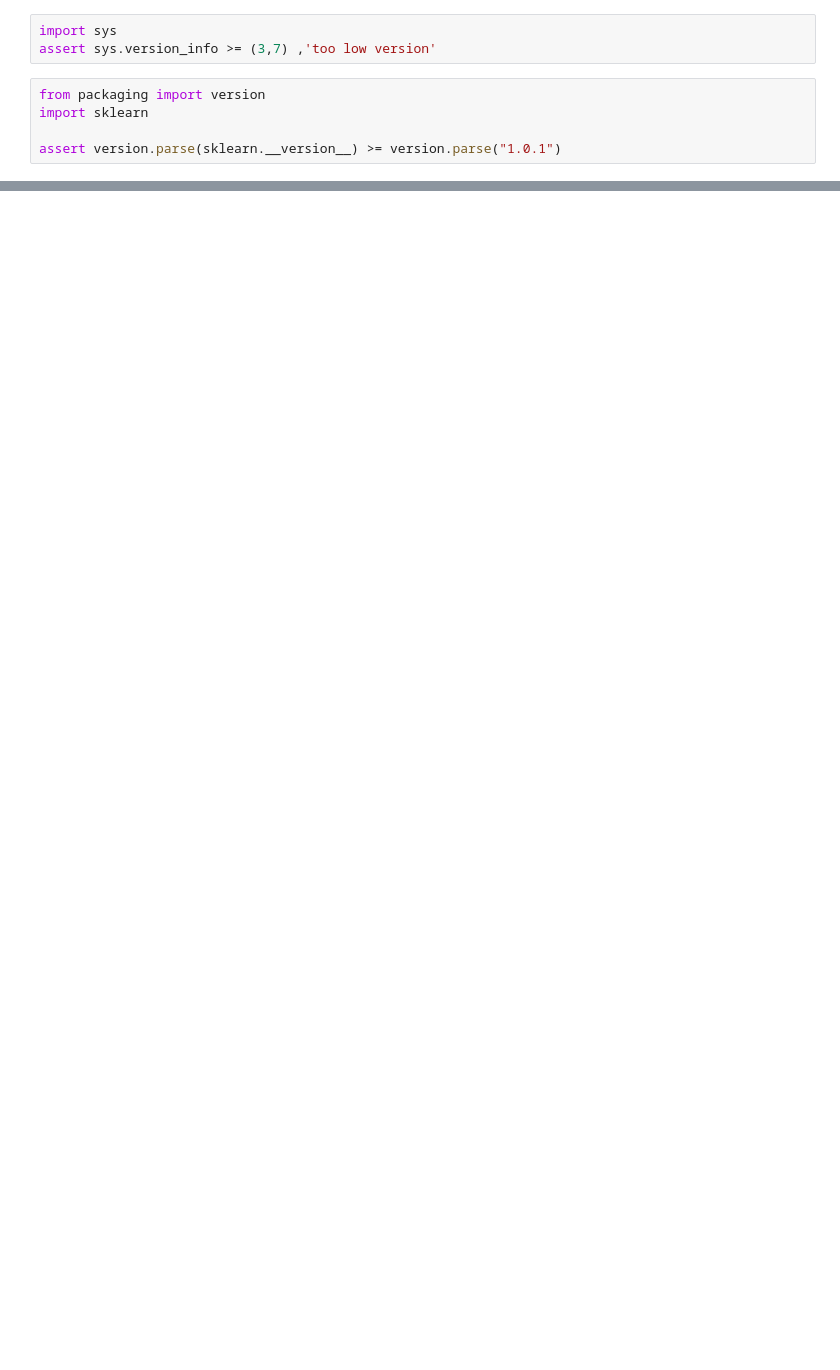
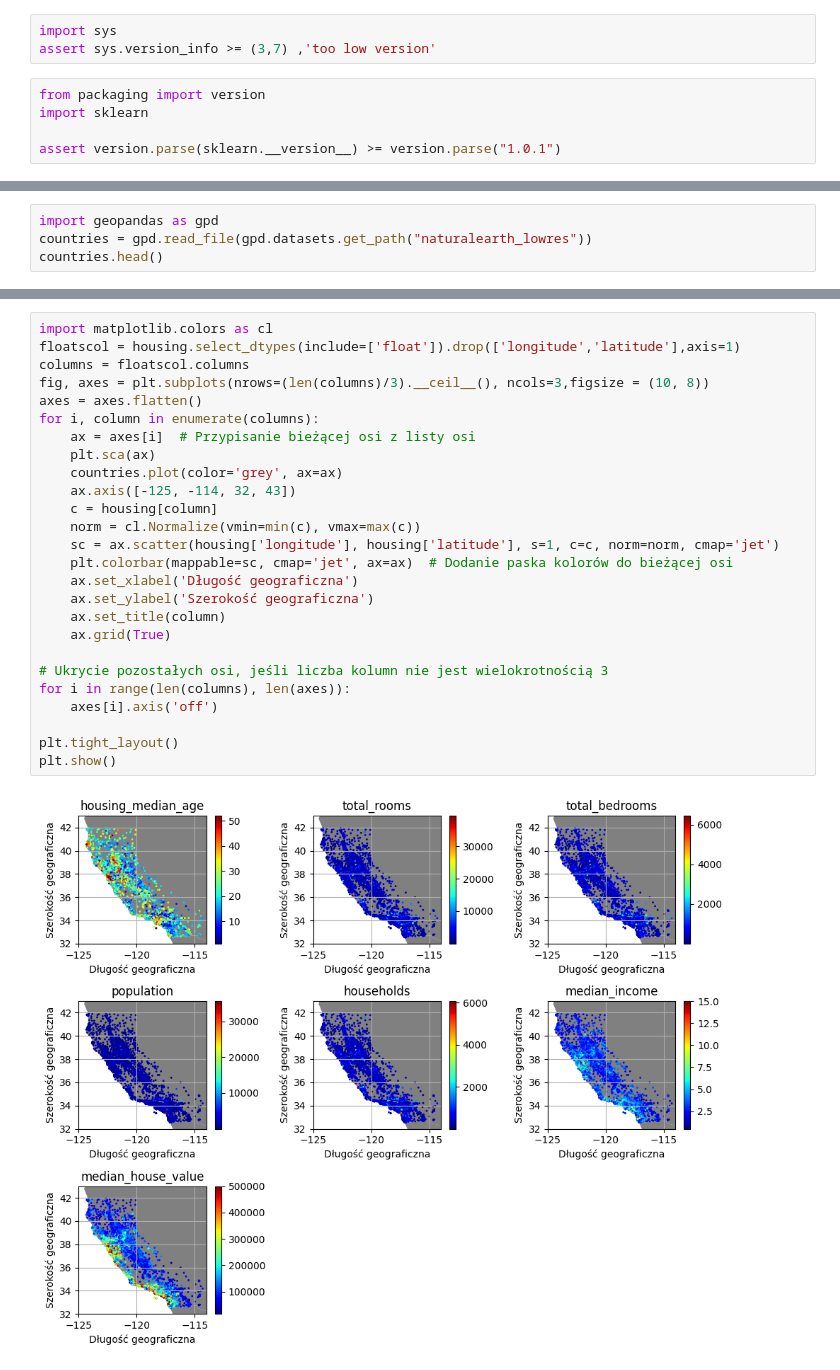
Before and after one commit to Szymon-Nowaq/Hands-On-Machine-Learning-with-Scikit-Learn-Keras-and-TensorFlow, a Jupyter notebook: 02 first project/script.ipynb, the cells around one changed output, grey strips where cells are left out. Drawn from its saved outputs; the diff is of its cells as text; blank space fills up the shorter version.

```diff
--- a/02 first project/script.ipynb
+++ b/02 first project/script.ipynb
@@ -25,0 +78,4 @@ Py4JJavaError: An error occurred while calling o37.parquet.
+# %%
+import geopandas as gpd
+countries = gpd.read_file(gpd.datasets.get_path("naturalearth_lowres"))
+countries.head()
@@ -25,0 +89,28 @@ Py4JJavaError: An error occurred while calling o37.parquet.
+# %%
+import matplotlib.colors as cl
+floatscol = housing.select_dtypes(include=['float']).drop(['longitude','latitude'],axis=1)
+columns = floatscol.columns
+fig, axes = plt.subplots(nrows=(len(columns)/3).__ceil__(), ncols=3,figsize = (10, 8))
+axes = axes.flatten()
+for i, column in enumerate(columns):
+    ax = axes[i]  # Przypisanie bieżącej osi z listy osi
+    plt.sca(ax)
+    countries.plot(color='grey', ax=ax)
+    ax.axis([-125, -114, 32, 43])
+    c = housing[column]
+    norm = cl.Normalize(vmin=min(c), vmax=max(c))
+    sc = ax.scatter(housing['longitude'], housing['latitude'], s=1, c=c, norm=norm, cmap='jet')
+    plt.colorbar(mappable=sc, cmap='jet', ax=ax)  # Dodanie paska kolorów do bieżącej osi
+    ax.set_xlabel('Długość geograficzna')
+    ax.set_ylabel('Szerokość geograficzna')
+    ax.set_title(column)
+    ax.grid(True)
+
+# Ukrycie pozostałych osi, jeśli liczba kolumn nie jest wielokrotnością 3
+for i in range(len(columns), len(axes)):
+    axes[i].axis('off')
+
+plt.tight_layout()
+plt.show()
+# %% [output]
+[figure, added]
```
Also changed, not shown: parts of 29 cells of this notebook, 3 other files.
